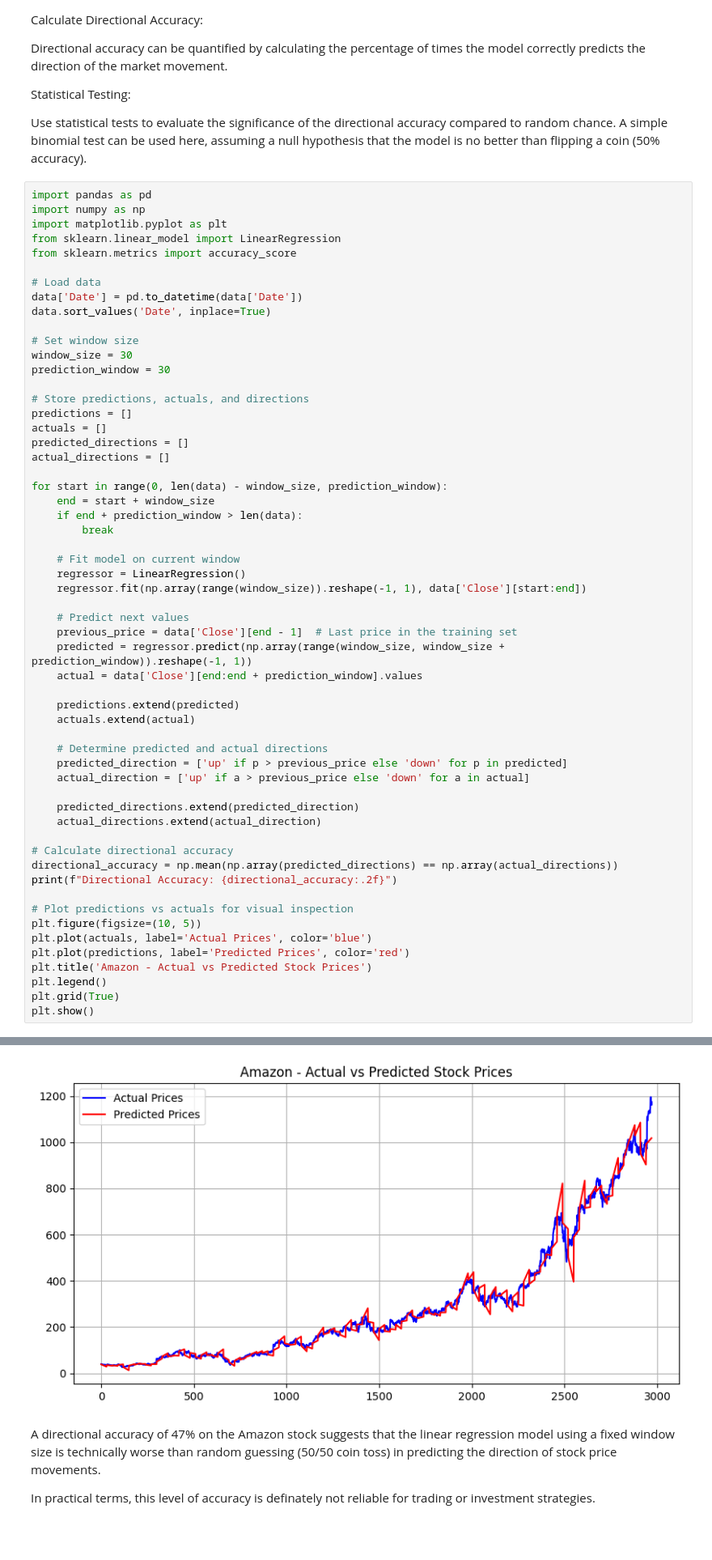
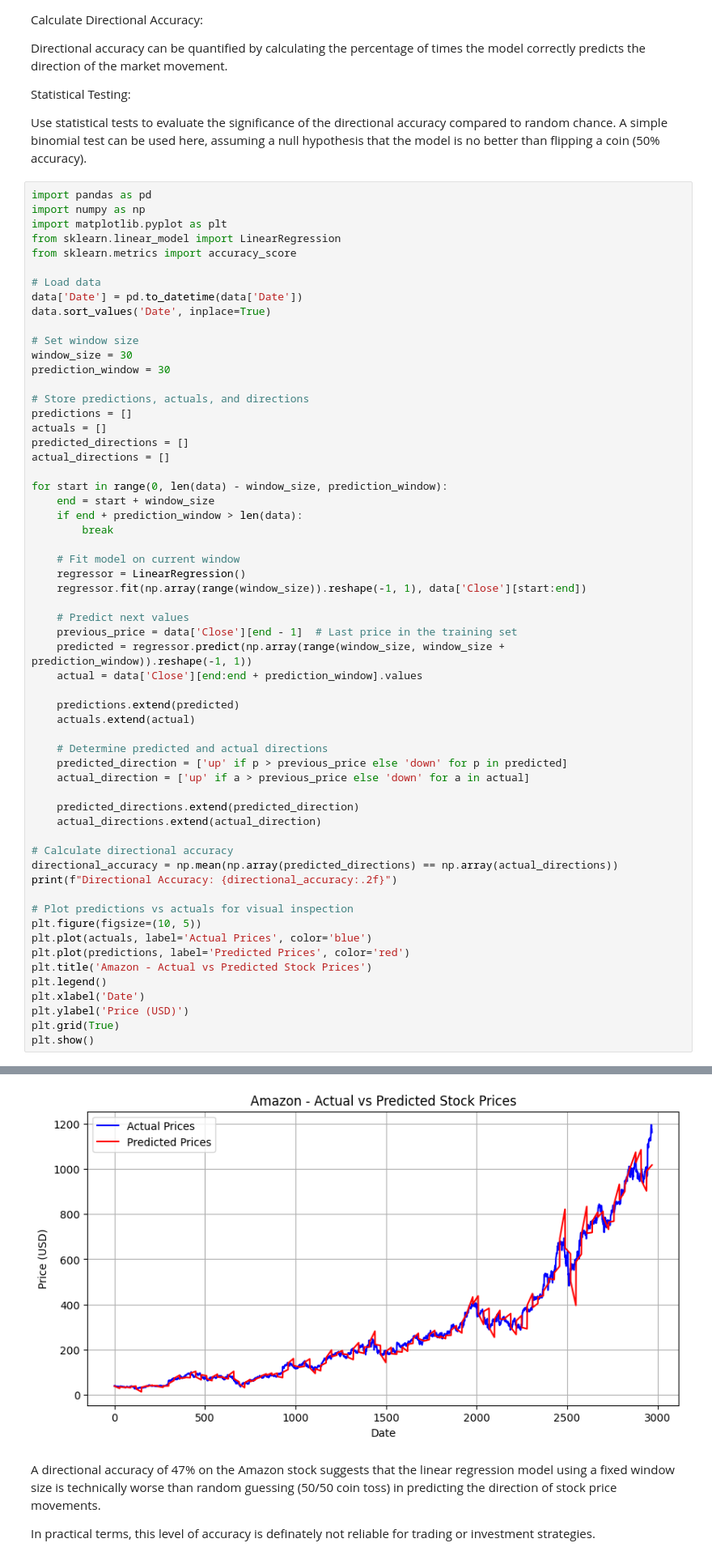
Before and after one commit to Gigilui15/CIS3400_Stock-Visualisation-Engine, a Jupyter notebook: Notebooks/Amazon.ipynb, the cells around one changed output, grey strips where cells are left out. Shown at 81% size. Saved outputs shown, nothing was run; the diff lists cells and outputs as text; blank space fills up the shorter version.

```diff
--- a/Notebooks/Amazon.ipynb
+++ b/Notebooks/Amazon.ipynb
@@ -153,34 +152,36 @@ for start in range(0, len(data) - window_size, prediction_window):
 
     # Predict next values
     previous_price = data['Close'][end - 1]  # Last price in the training set
     predicted = regressor.predict(np.array(range(window_size, window_size + prediction_window)).reshape(-1, 1))
     actual = data['Close'][end:end + prediction_window].values
 
     predictions.extend(predicted)
     actuals.extend(actual)
 
     # Determine predicted and actual directions
     predicted_direction = ['up' if p > previous_price else 'down' for p in predicted]
     actual_direction = ['up' if a > previous_price else 'down' for a in actual]
 
     predicted_directions.extend(predicted_direction)
     actual_directions.extend(actual_direction)
 
 # Calculate directional accuracy
 directional_accuracy = np.mean(np.array(predicted_directions) == np.array(actual_directions))
 print(f"Directional Accuracy: {directional_accuracy:.2f}")
 
 # Plot predictions vs actuals for visual inspection
 plt.figure(figsize=(10, 5))
 plt.plot(actuals, label='Actual Prices', color='blue')
 plt.plot(predictions, label='Predicted Prices', color='red')
 plt.title('Amazon - Actual vs Predicted Stock Prices')
 plt.legend()
+plt.xlabel('Date')
+plt.ylabel('Price (USD)')
 plt.grid(True)
 plt.show()
 # %% [output]
 Directional Accuracy: 0.47
-[figure, old version]
+[figure, new version]
 # %% [markdown]
 A directional accuracy of 47% on the Amazon stock suggests that the linear regression model using a fixed window size is technically worse than random guessing (50/50 coin toss) in predicting the direction of stock price movements.
 
```
Also changed, not shown: parts of 1 cell of this notebook, 2 other files.
